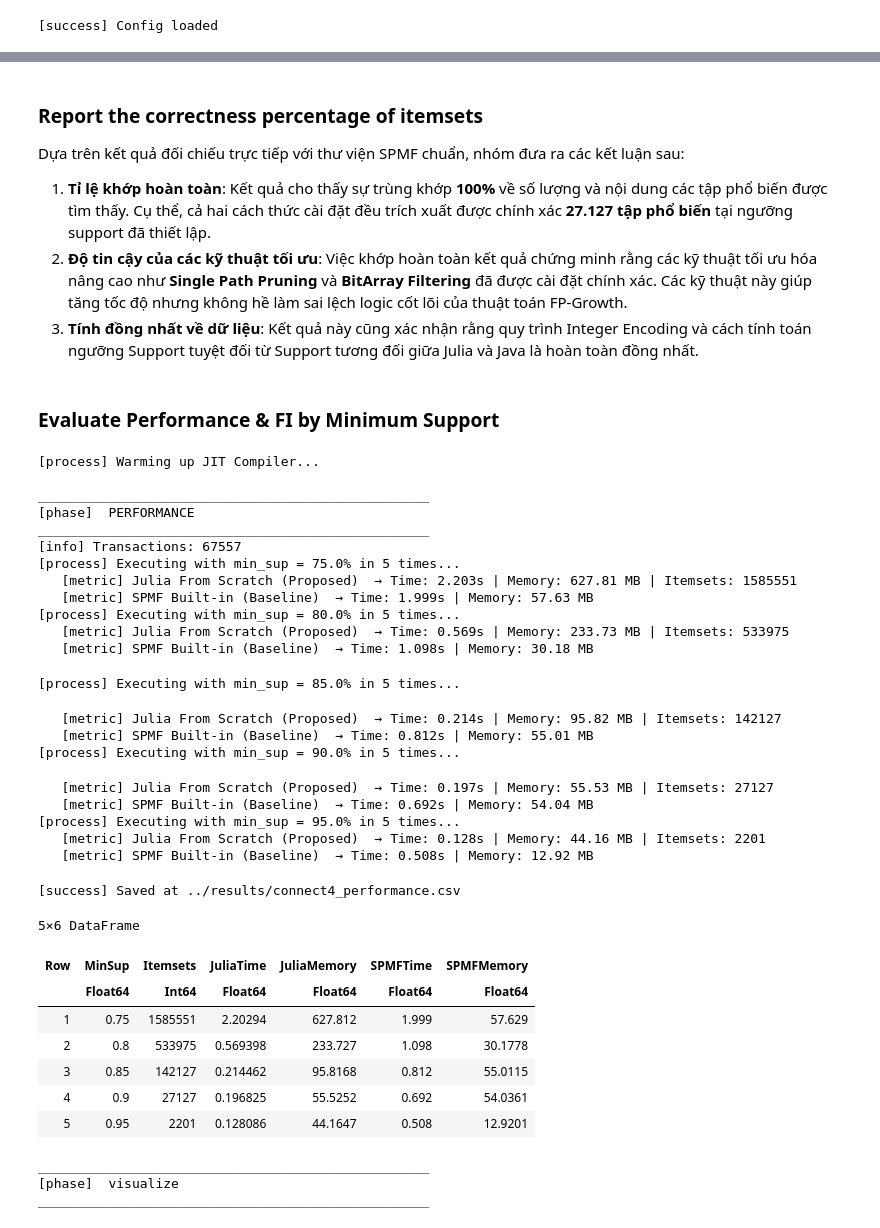
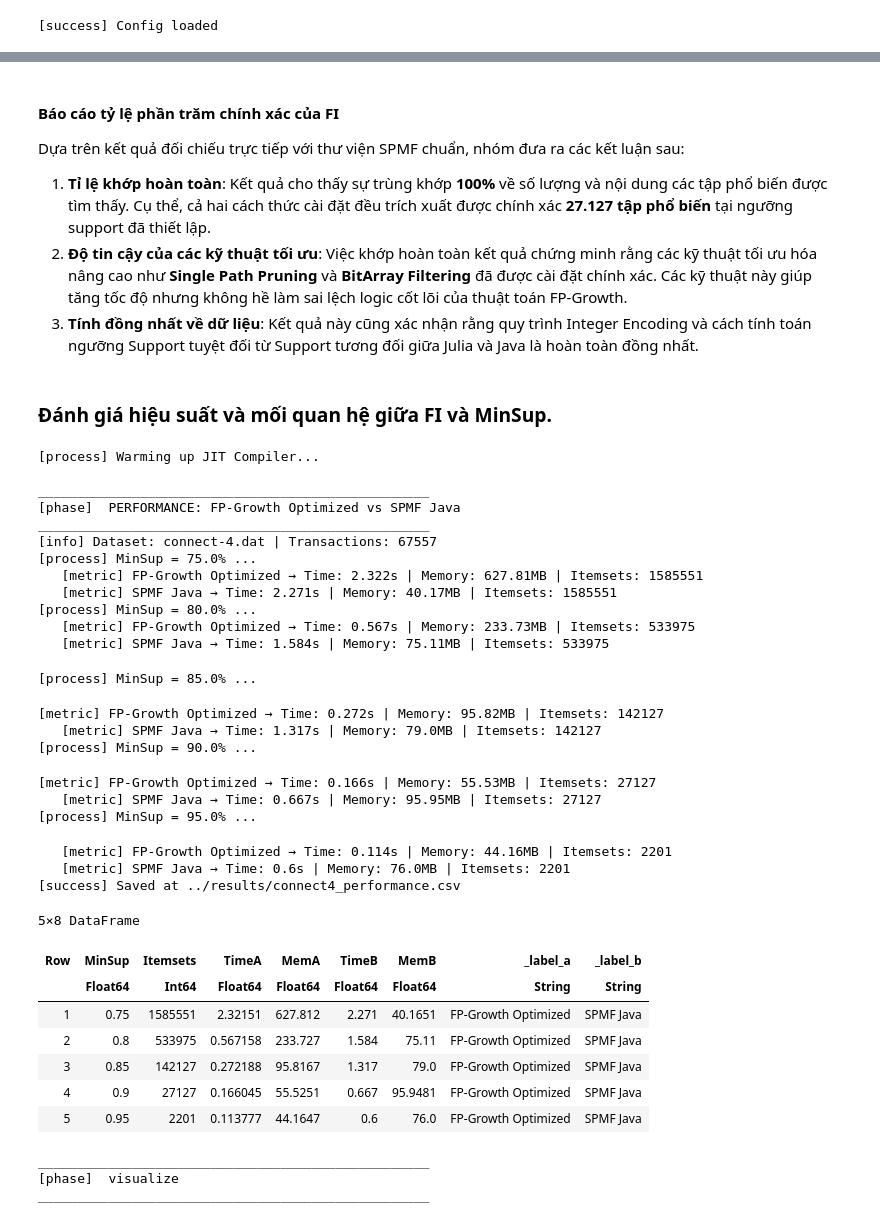
Before and after one commit to HungHiHung10/Lab02-Data-Mining, a Jupyter notebook: notebooks/02_bechmarking.ipynb, the cells around one changed output, grey strips where cells are left out. Saved outputs shown, nothing was run; the diff lists cells and outputs as text; code cells hidden in the pictures.

```diff
--- a/notebooks/02_bechmarking.ipynb
+++ b/notebooks/02_bechmarking.ipynb
@@ -156,5 +158,5 @@ __________________________________________________
 # %% [markdown]
-### Report the correctness percentage of itemsets
+#### **Báo cáo tỷ lệ phần trăm chính xác của FI**
 
 Dựa trên kết quả đối chiếu trực tiếp với thư viện SPMF chuẩn, nhóm đưa ra các kết luận sau:
 
@@ -162,41 +164,41 @@ Dựa trên kết quả đối chiếu trực tiếp với thư viện SPMF chu
 2. **Độ tin cậy của các kỹ thuật tối ưu**: Việc khớp hoàn toàn kết quả chứng minh rằng các kỹ thuật tối ưu hóa nâng cao như **Single Path Pruning** và **BitArray Filtering** đã được cài đặt chính xác. Các kỹ thuật này giúp tăng tốc độ nhưng không hề làm sai lệch logic cốt lõi của thuật toán FP-Growth.
 3. **Tính đồng nhất về dữ liệu**: Kết quả này cũng xác nhận rằng quy trình Integer Encoding và cách tính toán ngưỡng Support tuyệt đối từ Support tương đối giữa Julia và Java là hoàn toàn đồng nhất.
 # %% [markdown]
-### Evaluate Performance & FI by Minimum Support
+### Đánh giá hiệu suất và mối quan hệ giữa FI và MinSup.
 # %%
 # ── Evaluation: Performance (Time & Memory vs MinSup) ────────────────────────
-performance_result = eval_performance(config, logger, algo=FPGrowth.fpgrowth_opt)
+performance_result = eval_performance(config, logger, methods=[:opt, :spmf])
 # %% [output]
 [process] Warming up JIT Compiler...
 
 __________________________________________________
-[phase]  PERFORMANCE
+[phase]  PERFORMANCE: FP-Growth Optimized vs SPMF Java
 __________________________________________________
-[info] Transactions: 67557
-[process] Executing with min_sup = 75.0% in 5 times...
-   [metric] Julia From Scratch (Proposed)  → Time: 2.203s | Memory: 627.81 MB | Itemsets: 1585551
-   [metric] SPMF Built-in (Baseline)  → Time: 1.999s | Memory: 57.63 MB
-[process] Executing with min_sup = 80.0% in 5 times...
-   [metric] Julia From Scratch (Proposed)  → Time: 0.569s | Memory: 233.73 MB | Itemsets: 533975
-   [metric] SPMF Built-in (Baseline)  → Time: 1.098s | Memory: 30.18 MB
+[info] Dataset: connect-4.dat | Transactions: 67557
+[process] MinSup = 75.0% ...
+   [metric] FP-Growth Optimized → Time: 2.322s | Memory: 627.81MB | Itemsets: 1585551
+   [metric] SPMF Java → Time: 2.271s | Memory: 40.17MB | Itemsets: 1585551
+[process] MinSup = 80.0% ...
+   [metric] FP-Growth Optimized → Time: 0.567s | Memory: 233.73MB | Itemsets: 533975
+   [metric] SPMF Java → Time: 1.584s | Memory: 75.11MB | Itemsets: 533975
-[process] Executing with min_sup = 85.0% in 5 times...
+[process] MinSup = 85.0% ...
-   [metric] Julia From Scratch (Proposed)  → Time: 0.214s | Memory: 95.82 MB | Itemsets: 142127
-   [metric] SPMF Built-in (Baseline)  → Time: 0.812s | Memory: 55.01 MB
-[process] Executing with min_sup = 90.0% in 5 times...
+[metric] FP-Growth Optimized → Time: 0.272s | Memory: 95.82MB | Itemsets: 142127
+   [metric] SPMF Java → Time: 1.317s | Memory: 79.0MB | Itemsets: 142127
+[process] MinSup = 90.0% ...
-   [metric] Julia From Scratch (Proposed)  → Time: 0.197s | Memory: 55.53 MB | Itemsets: 27127
-   [metric] SPMF Built-in (Baseline)  → Time: 0.692s | Memory: 54.04 MB
-[process] Executing with min_sup = 95.0% in 5 times...
-   [metric] Julia From Scratch (Proposed)  → Time: 0.128s | Memory: 44.16 MB | Itemsets: 2201
-   [metric] SPMF Built-in (Baseline)  → Time: 0.508s | Memory: 12.92 MB
+[metric] FP-Growth Optimized → Time: 0.166s | Memory: 55.53MB | Itemsets: 27127
+   [metric] SPMF Java → Time: 0.667s | Memory: 95.95MB | Itemsets: 27127
+[process] MinSup = 95.0% ...
+   [metric] FP-Growth Optimized → Time: 0.114s | Memory: 44.16MB | Itemsets: 2201
+   [metric] SPMF Java → Time: 0.6s | Memory: 76.0MB | Itemsets: 2201
 [success] Saved at ../results/connect4_performance.csv
-5×6 DataFrame
+5×8 DataFrame
-| Row | MinSup | Itemsets | JuliaTime | JuliaMemory | SPMFTime | SPMFMemory |
-|  | Float64 | Int64 | Float64 | Float64 | Float64 | Float64 |
-| 1 | 0.75 | 1585551 | 2.20294 | 627.812 | 1.999 | 57.629 |
-| 2 | 0.8 | 533975 | 0.569398 | 233.727 | 1.098 | 30.1778 |
-| 3 | 0.85 | 142127 | 0.214462 | 95.8168 | 0.812 | 55.0115 |
-| 4 | 0.9 | 27127 | 0.196825 | 55.5252 | 0.692 | 54.0361 |
-| 5 | 0.95 | 2201 | 0.128086 | 44.1647 | 0.508 | 12.9201 |
+| Row | MinSup | Itemsets | TimeA | MemA | TimeB | MemB | _label_a | _label_b |
+|  | Float64 | Int64 | Float64 | Float64 | Float64 | Float64 | String | String |
+| 1 | 0.75 | 1585551 | 2.32151 | 627.812 | 2.271 | 40.1651 | FP-Growth Optimized | SPMF Java |
+| 2 | 0.8 | 533975 | 0.567158 | 233.727 | 1.584 | 75.11 | FP-Growth Optimized | SPMF Java |
+| 3 | 0.85 | 142127 | 0.272188 | 95.8167 | 1.317 | 79.0 | FP-Growth Optimized | SPMF Java |
+| 4 | 0.9 | 27127 | 0.166045 | 55.5251 | 0.667 | 95.9481 | FP-Growth Optimized | SPMF Java |
+| 5 | 0.95 | 2201 | 0.113777 | 44.1647 | 0.6 | 76.0 | FP-Growth Optimized | SPMF Java |
 # %%
 vis_minSupNFI(performance_result, logger)
 # %% [output]
```
Also changed, not shown: parts of 31 cells of this notebook, 3 other files.
